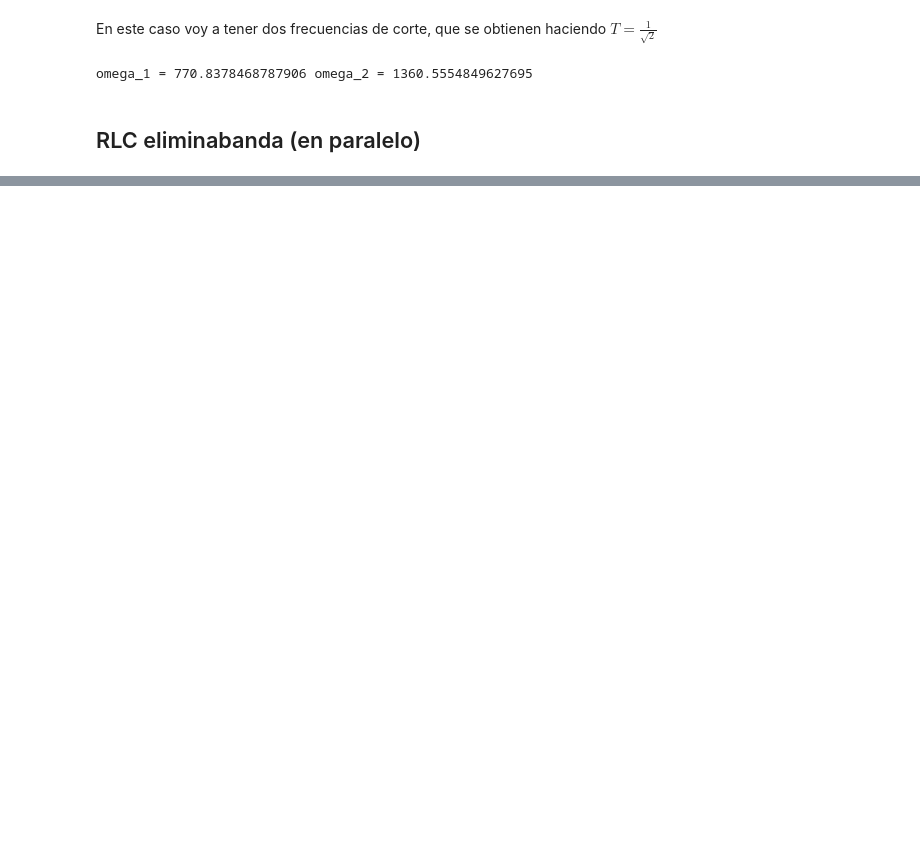
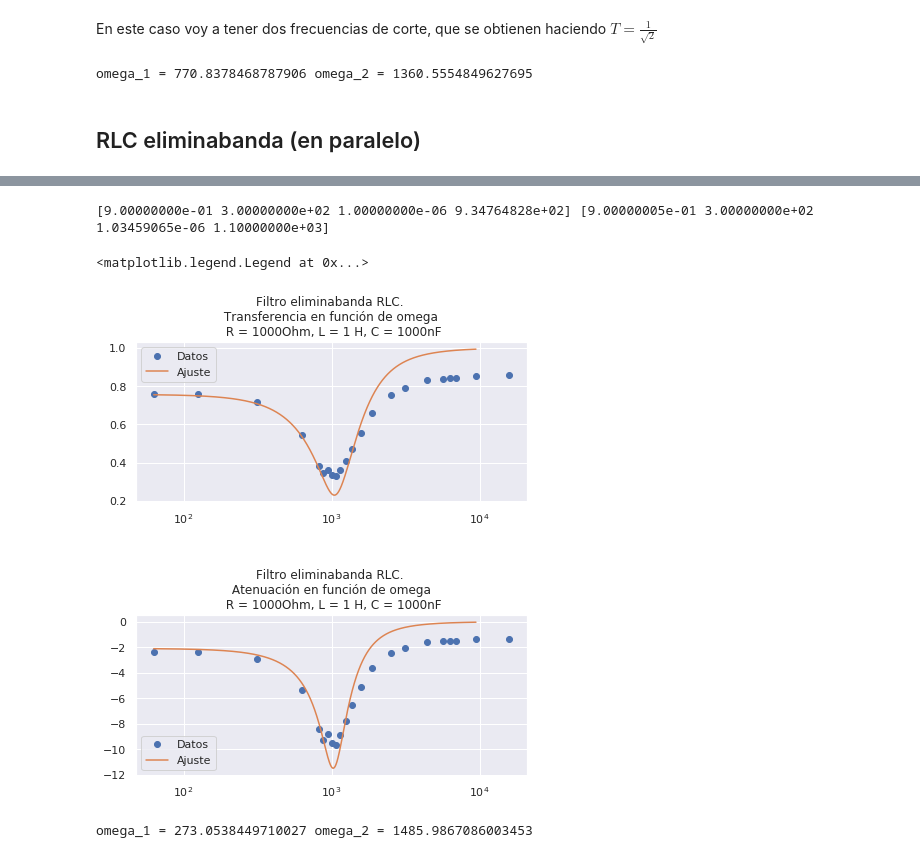
Before and after one commit to mercedesabril/Laboratorio3, a Jupyter notebook: Informe2/Informe2.ipynb, the cells around one changed output, grey strips where cells are left out. Drawn from its saved outputs; the diff is of its cells as text; code cells hidden in the pictures; blank space fills up the shorter version.

Commit message:
Hasta RLC eliminabanda

```diff
--- a/Informe2/Informe2.ipynb
+++ b/Informe2/Informe2.ipynb
@@ -628 +614,9 @@ def phiRCpa(omega, omega_0):
+# %%
+def trnRLCeb(omega, L, rl, C, R):
+    trn = abs(R/(R +((1j*omega*L+rl)*(-1j/(omega*C)))/(1j*omega*L+rl-1j/(omega*C))))
+    return trn
+# %%
+def ARLCeb(omega, L, rl, C, R):
+    A = 20*np.log10(abs(R/(R +((1j*omega*L+rl)*(-1j/(omega*C)))/(1j*omega*L+rl-1j/(omega*C)))))
+    return A
 # %%
@@ -635,23 +629,35 @@ RCpa.cargar_parametrosDF(params, var)
 # %%
-print(RCpa.parametrosT, RCpa.parametrosA, RCpa.parametrosDF)
+print(RLCeb.parametrosT, RLCeb.parametrosA)
+# %% [output]
+[9.00000000e-01 3.00000000e+02 1.00000000e-06 9.34764828e+02] [9.00000005e-01 3.00000000e+02 1.03459065e-06 1.10000000e+03]
 # %%
 fig = plt.figure(figsize=(7, 13))
 plt.subplots_adjust(left=None, bottom=None, right=None, top=None, wspace=None, hspace=0.7)
 
-plt.subplot(3, 1, 1).set_title('Filtro pasaaltos RC. \n Transferencia en función de la frecuencia \n R = 1000Ohm, C = 1000nF')
+plt.subplot(3, 1, 1).set_title('Filtro eliminabanda RLC. \n Transferencia en función de omega \n R = 1000Ohm, L = 1 H, C = 1000nF')
 plt.xscale('log')
-plt.plot(RCpa.frecuencia, RCpa.transferencia, 'o', label = 'Datos')
-plt.plot(np.linspace(10,1500, 5000), trnRCpa(np.linspace(10,1500, 5000), *RCpa.parametrosT), label = 'Ajuste')
+plt.plot(2*np.pi*RLCeb.frecuencia, RLCeb.transferencia, 'o', label = 'Datos')
+plt.plot(2*np.pi*np.linspace(10,1500, 5000), trnRLCeb(2*np.pi*np.linspace(10,1500, 5000), *RLCeb.parametrosT), label = 'Ajuste')
 plt.legend()
 
-plt.subplot(3, 1, 2).set_title('Filtro pasaaltos RC. \n Atenuación en función de la frecuencia \n R = 1000Ohm, C = 1000nF')
+plt.subplot(3, 1, 2).set_title('Filtro eliminabanda RLC. \n Atenuación en función de omega \n R = 1000Ohm, L = 1 H, C = 1000nF')
 plt.xscale('log')
-plt.plot(RCpa.frecuencia, RCpa.atenuacion, 'o', label = "Datos")
-plt.plot(np.linspace(10,1500, 5000), ARCpa(np.linspace(10,1500, 5000), *RCpa.parametrosA), label = 'Ajuste')
+plt.plot(2*np.pi*RLCeb.frecuencia, RLCeb.atenuacion, 'o', label = "Datos")
+plt.plot(2*np.pi*np.linspace(10,1500, 5000), ARLCeb(2*np.pi*np.linspace(10,1500, 5000), *RLCeb.parametrosA), label = 'Ajuste')
 plt.legend()
 
-plt.subplot(3, 1, 3).set_title('Filtro pasaaltos RC. \n Diferencia de fase en función de la frecuencia \n R = 1000Ohm, C = 1000nF')
-plt.xscale('log')
-plt.plot(RCpa.frecuencia, RCpa.diferencia_fase, 'o', label = 'Datos')
-plt.plot(np.linspace(10,1500, 5000), phiRCpa(np.linspace(10,1500, 5000), *RCpa.parametrosA), label = 'Ajuste')
-plt.legend()
+#plt.subplot(3, 1, 3).set_title('Filtro pasaaltos RC. \n Diferencia de fase en función de la frecuencia \n R = 1000Ohm, C = 1000nF')
+#plt.xscale('log')
+#plt.plot(RCpa.frecuencia, RCpa.diferencia_fase, 'o', label = 'Datos')
+#plt.plot(np.linspace(10,1500, 5000), phiRCpa(np.linspace(10,1500, 5000), *RCpa.parametrosA), label = 'Ajuste')
+#plt.legend()
+# %% [output]
+<matplotlib.legend.Legend at 0x...>
+[figure, added]
+# %%
+RLCeb_teo = trnRLCeb(2*np.pi*np.linspace(10,600, 50000), *RLCeb.parametrosT)
+omega_1 = find_nearest(RLCeb_teo[0:np.argmin(RLCeb_teo)], 1/np.sqrt(2))
+omega_2 = find_nearest(RLCeb_teo[np.argmin(RLCeb_teo):49999], 1/np.sqrt(2))
+print('omega_1 =',2*np.pi*np.linspace(10,500, 50000)[omega_1], 'omega_2 =',2*np.pi*np.linspace(10,500, 50000)[omega_2+np.argmin(RLCeb_teo)])
+# %% [output]
+omega_1 = 273.0538449710027 omega_2 = 1485.9867086003453
```
Also changed, not shown: parts of 9 cells of this notebook.
